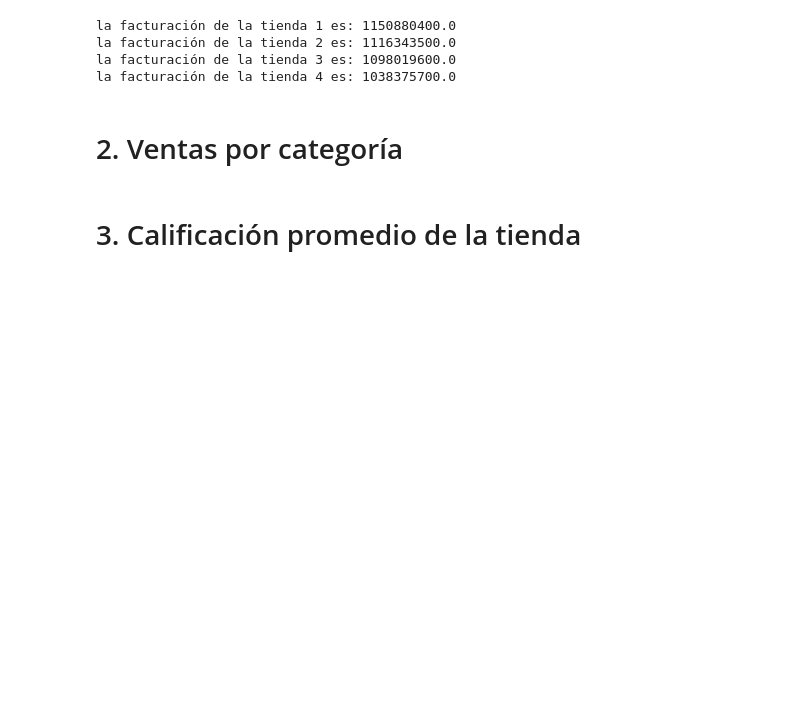
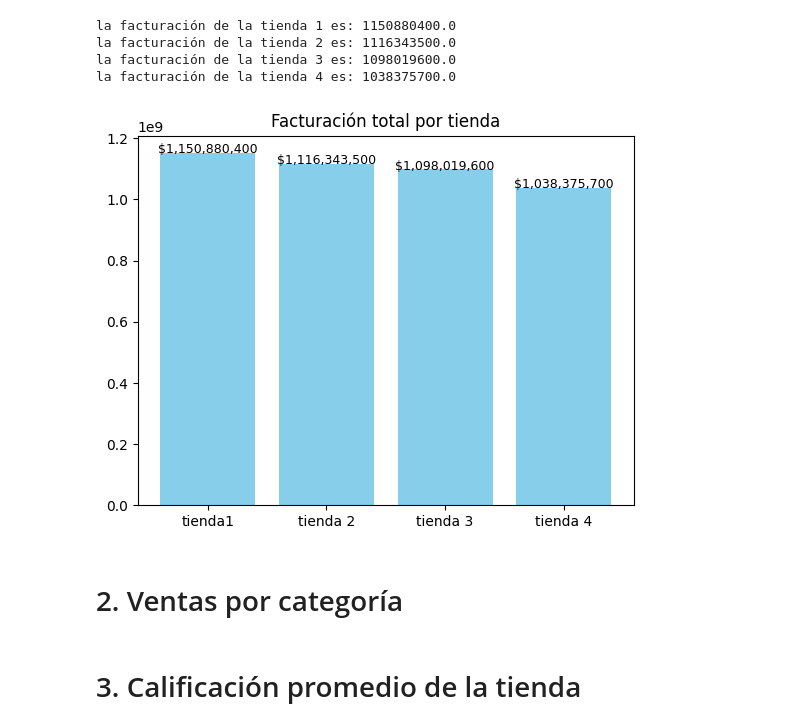
Before and after one commit to DaniBntz/AluraStore, a Jupyter notebook: Challenge_AluraStoreLatam.ipynb, the cells around one changed output. Drawn from its saved outputs; the diff is of its cells as text; code cells hidden in the pictures; blank space fills up the shorter version.

Commit message:
Creé la tabla de barras donde se compran las ventas ventas por cada tienda

```diff
--- a/Challenge_AluraStoreLatam.ipynb
+++ b/Challenge_AluraStoreLatam.ipynb
@@ -39,7 +39,7 @@ url4 = "https://raw.githubusercontent.com/alura-es-cursos/challenge1-data-scienc
 
 #Asigno el valor correspondiente a cada tienda.
 
-tienda = pd.read_csv(url)
+tienda1 = pd.read_csv(url)
 tienda2 = pd.read_csv(url2)
 tienda3 = pd.read_csv(url3)
 tienda4 = pd.read_csv(url4)
@@ -58,22 +58,22 @@ tienda.head()
 #lo siguiente es crear una columna a cada archivo en la que asigno el nombre de cada tienda
 #así, al concatenar o unir los archivos podrán distinguirse
 
-tienda['tienda'] = 'Tienda 1'
+tienda1['tienda'] = 'Tienda 1'
 tienda2['tienda'] = 'Tienda 2'
 tienda3['tienda'] = 'Tienda 3'
 tienda4['tienda'] = 'Tienda 4'
 
 # Luego, procedo a calcular la facturación de cada tienda.
 
-Facturacion_tienda = tienda['Precio'].sum()
-Facturacion_tienda2 = tienda2['Precio'].sum()
-Facturacion_tienda3 = tienda3['Precio'].sum()
-Facturacion_tienda4 = tienda4['Precio'].sum()
+fact_tienda1 = tienda1['Precio'].sum()
+fact_tienda2 = tienda2['Precio'].sum()
+fact_tienda3 = tienda3['Precio'].sum()
+fact_tienda4 = tienda4['Precio'].sum()
 
-print(f'la facturación de la tienda 1 es: {Facturacion_tienda}')
-print(f'la facturación de la tienda 2 es: {Facturacion_tienda2}')
-print(f'la facturación de la tienda 3 es: {Facturacion_tienda3}')
-print(f'la facturación de la tienda 4 es: {Facturacion_tienda4}')
+print(f'la facturación de la tienda 1 es: {fact_tienda1}')
+print(f'la facturación de la tienda 2 es: {fact_tienda2}')
+print(f'la facturación de la tienda 3 es: {fact_tienda3}')
+print(f'la facturación de la tienda 4 es: {fact_tienda4}')
 # %% [output]
 la facturación de la tienda 1 es: 1150880400.0
 la facturación de la tienda 2 es: 1116343500.0
@@ -85,2 +82,21 @@ la facturación de la tienda 4 es: 1038375700.0
+# %%
+#Ahora que tengo el resultado de la facturación por cada tienda
+# crearé una tabla donde se vea la comparativa
+
+import matplotlib.pyplot as plt
+
+facturaciones = [fact_tienda1, fact_tienda2, fact_tienda3, fact_tienda4]
+tiendas = ['tienda1', 'tienda 2', 'tienda 3', 'tienda 4']
+
+plt.bar(tiendas, facturaciones, color='skyblue')
+plt.title('Facturación total por tienda')
+
+#Agrego los resultados de cada tienda
+for i in range(len(tiendas)):
+    plt.text(i, facturaciones[i] + 50000, f"${facturaciones[i]:,.0f}", ha='center', fontsize=9)
+
+plt.show()
+# %% [output]
+[figure, added]
 # %% [markdown]
 # 2. Ventas por categoría
```
Also changed, not shown: parts of 2 cells of this notebook.
